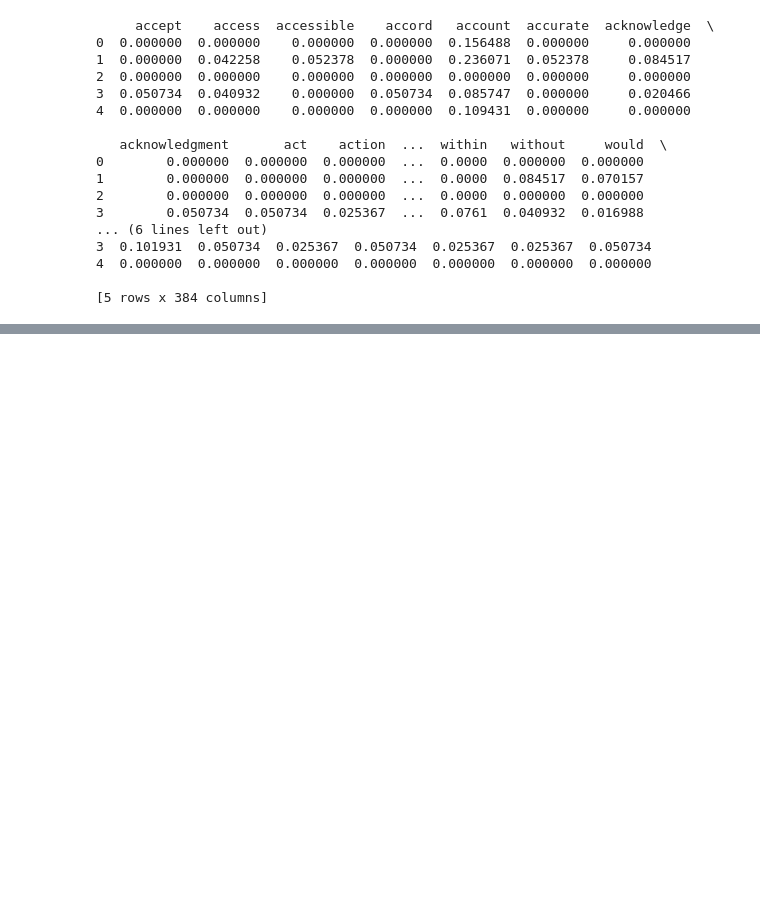
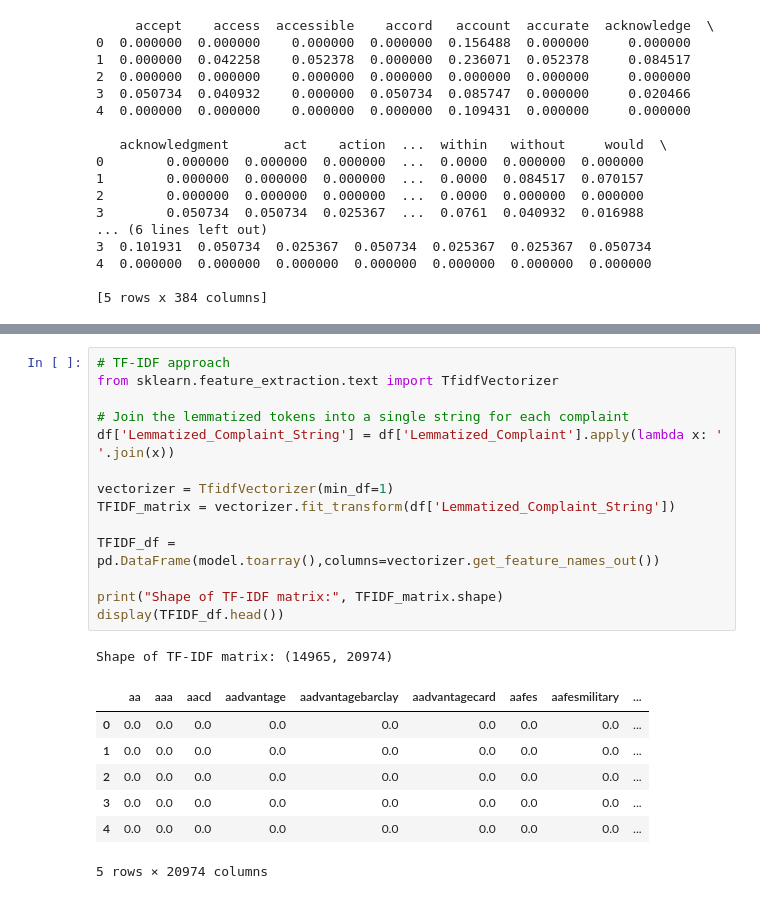
Before and after one commit to melaniedaniel7/CFPB-NLP-Topic-Analysis, a Jupyter notebook: CFPB_NLP_Analysis.ipynb, the cells around one changed output, grey strips where cells are left out. Cells and saved outputs as stored; diff of their text form; blank space fills up the shorter version.

```diff
--- a/CFPB_NLP_Analysis.ipynb
+++ b/CFPB_NLP_Analysis.ipynb
@@ -276,0 +334,23 @@ print(data)
+# %%
+# TF-IDF approach
+from sklearn.feature_extraction.text import TfidfVectorizer
+
+# Join the lemmatized tokens into a single string for each complaint
+df['Lemmatized_Complaint_String'] = df['Lemmatized_Complaint'].apply(lambda x: ' '.join(x))
+
+vectorizer = TfidfVectorizer(min_df=1)
+TFIDF_matrix = vectorizer.fit_transform(df['Lemmatized_Complaint_String'])
+
+TFIDF_df = pd.DataFrame(model.toarray(),columns=vectorizer.get_feature_names_out())
+
+print("Shape of TF-IDF matrix:", TFIDF_matrix.shape)
+display(TFIDF_df.head())
+# %% [output]
+Shape of TF-IDF matrix: (14965, 20974)
+|  | aa | aaa | aacd | aadvantage | aadvantagebarclay | aadvantagecard | aafes | aafesmilitary | ... |
+| 0 | 0.0 | 0.0 | 0.0 | 0.0 | 0.0 | 0.0 | 0.0 | 0.0 | ... |
+| 1 | 0.0 | 0.0 | 0.0 | 0.0 | 0.0 | 0.0 | 0.0 | 0.0 | ... |
+| 2 | 0.0 | 0.0 | 0.0 | 0.0 | 0.0 | 0.0 | 0.0 | 0.0 | ... |
+| 3 | 0.0 | 0.0 | 0.0 | 0.0 | 0.0 | 0.0 | 0.0 | 0.0 | ... |
+| 4 | 0.0 | 0.0 | 0.0 | 0.0 | 0.0 | 0.0 | 0.0 | 0.0 | ... |
+5 rows × 20974 columns
```
Also changed, not shown: parts of 3 cells of this notebook.
